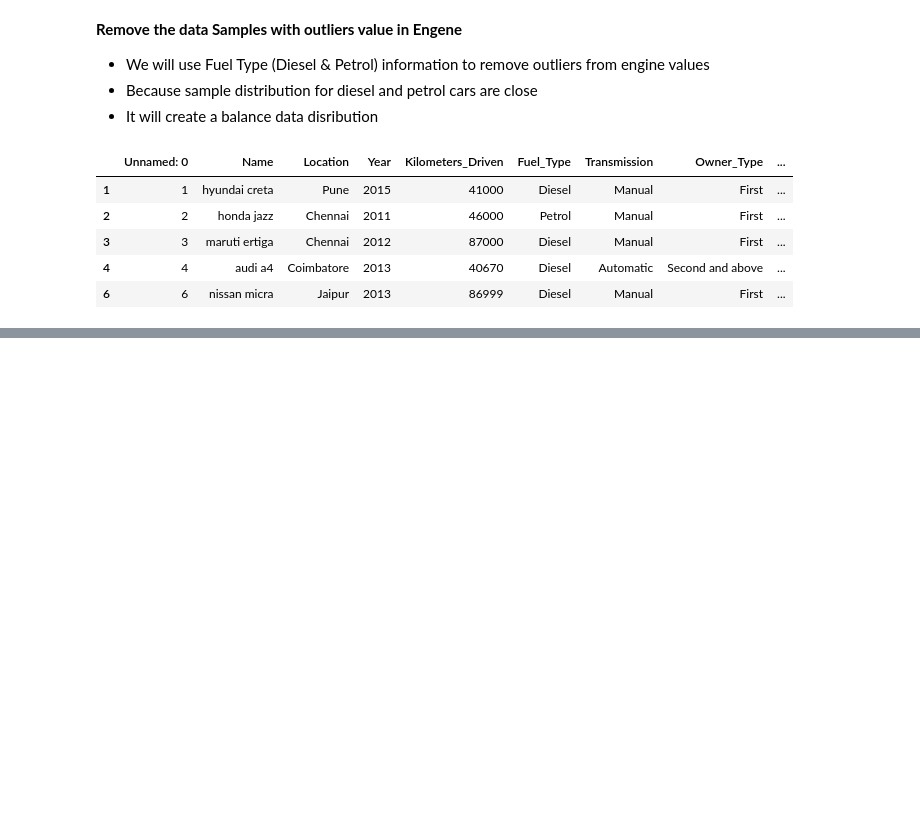
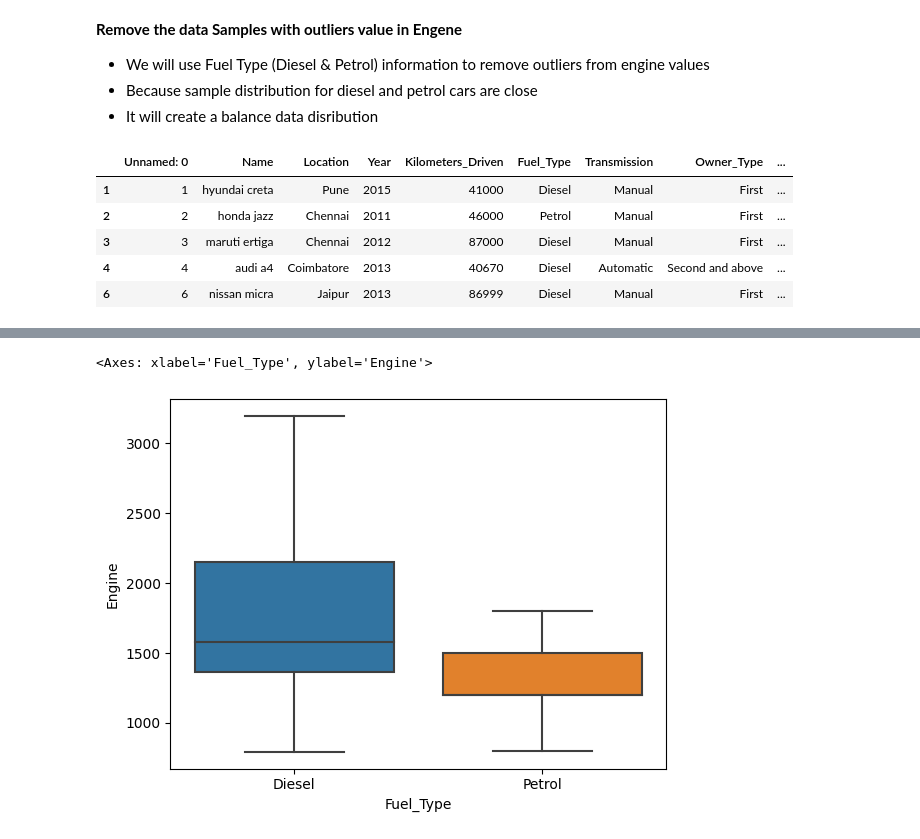
Before and after one commit to hiteshmishra052/Car_Price_Prediction, a Jupyter notebook: Car_Price_Prediction.ipynb, the cells around one changed output, grey strips where cells are left out. Cells and saved outputs as stored; diff of their text form; code cells hidden in the pictures; blank space fills up the shorter version.

```diff
--- a/Car_Price_Prediction.ipynb
+++ b/Car_Price_Prediction.ipynb
@@ -499,0 +639,3 @@ df3.head()
+# %%
+dfp = dfp[~((dfp['Engine'] < 744.5) | (dfp['Engine'] > 1948.5))]
+dfp.head()
@@ -499,0 +666,3 @@ df3.head()
+# %%
+#fill the missing Engine values with average value of engine for petrol cars
+dfp['Engine'] = dfp['Engine'].fillna(dfp['Engine'].mean())
@@ -499,0 +678,3 @@ df3.head()
+# %%
+df4 = pd.concat((dfd,dfp))
+df4.head()
@@ -499,0 +705,5 @@ df3.head()
+# %%
+sns.boxplot(x = 'Fuel_Type', y = 'Engine', data = df4)
+# %% [output]
+<Axes: xlabel='Fuel_Type', ylabel='Engine'>
+[figure, added]
```
Also changed, not shown: parts of 35 cells of this notebook.
